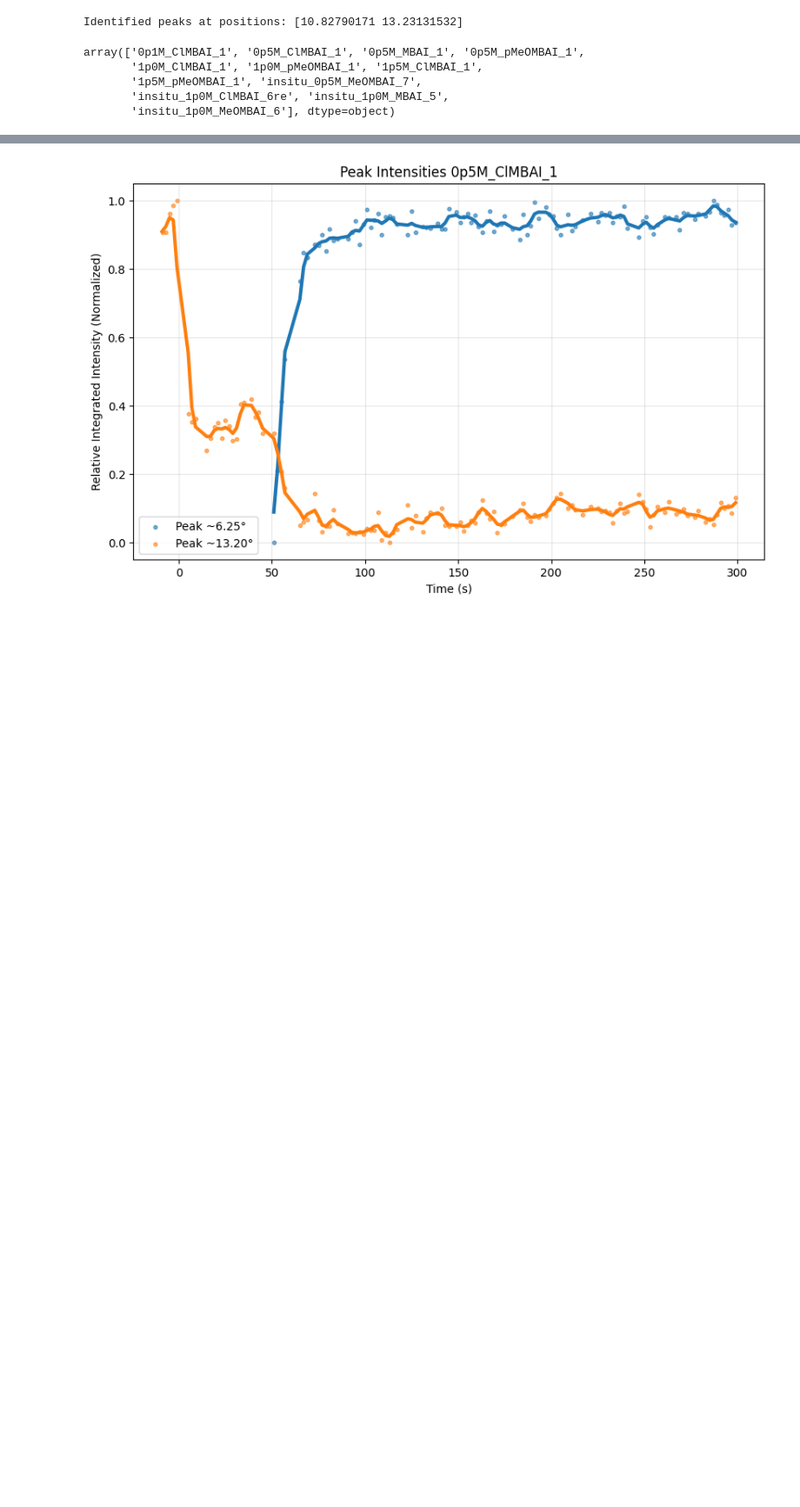
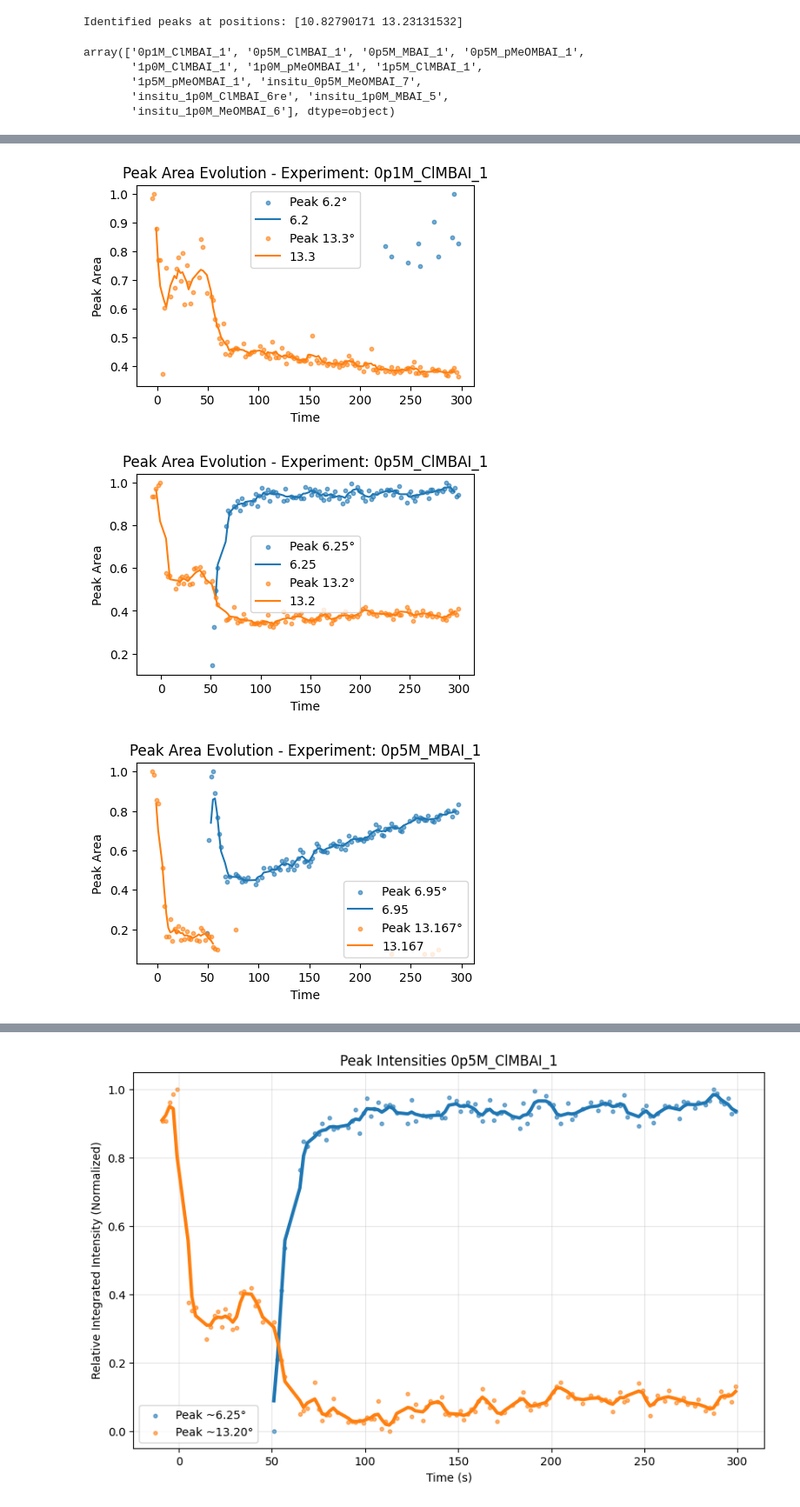
Before and after one commit to yyrliu/als-xrd-12-3-2, a Jupyter notebook: peak_int.ipynb, the cells around one changed output, grey strips where cells are left out. Shown at 87% size. Saved outputs shown, nothing was run; the diff lists cells and outputs as text; code cells hidden in the pictures; blank space fills up the shorter version.

```diff
--- a/peak_int.ipynb
+++ b/peak_int.ipynb
@@ -809,4 +358,6 @@ df_evolution
 # %%
+import pandas as pd
+
 # Postprocessing: Merge peaks that are very close in position
 def merge_close_peaks(df: pd.DataFrame, threshold: float = 0.2) -> pd.DataFrame:
     """
@@ -869,7 +420,12 @@ def merge_close_peaks(df: pd.DataFrame, threshold: float = 0.2) -> pd.DataFrame:
 
     return df_merged
 
-df_final = merge_close_peaks(df_evolution, threshold=0.2)
-print("Merged DataFrame Columns:", df_final.columns.values)
-df_final.head()
+merged_dfs = {}
+
+for experiment, df_evolution in result_dfs.items():
+    print(f"\n--- Merging Close Peaks for Experiment: {experiment} ---")
+    df_final = merge_close_peaks(df_evolution, threshold=0.2)
+    print("Merged DataFrame Columns:", df_final.columns.values)
+    df_final.head()
+    merged_dfs[experiment] = df_final
 # %% [output]
@@ -885,0 +449,22 @@ Merged DataFrame Columns: [ 6.25 13.2 ]
+# %%
+# plot merged results for each experiment
+for experiment, df_final in merged_dfs.items():
+    plt.figure(figsize=(5, 3))
+    for peak_center in df_final.columns:
+        # peak-wise normalize for better visualization
+        df_final[peak_center] = df_final[peak_center] / df_final[peak_center].max()
+        plt.scatter(df_final.index, df_final[peak_center], label=f'Peak {peak_center}°', alpha=0.6, s=10)
+        # gaussian smoothing for better visualization, no label
+        df_final[peak_center].rolling(window=5, center=True).mean().plot()
+
+
+    plt.title(f'Peak Area Evolution - Experiment: {experiment}')
+    plt.xlabel('Time')
+    plt.ylabel('Peak Area')
+    plt.legend()
+    # plt.grid(True)
+    plt.show()
+# %% [output]
+[figure, added]
+[figure, added]
+[figure, added]
```
Also changed, not shown: parts of 9 cells of this notebook, 2 other files.
